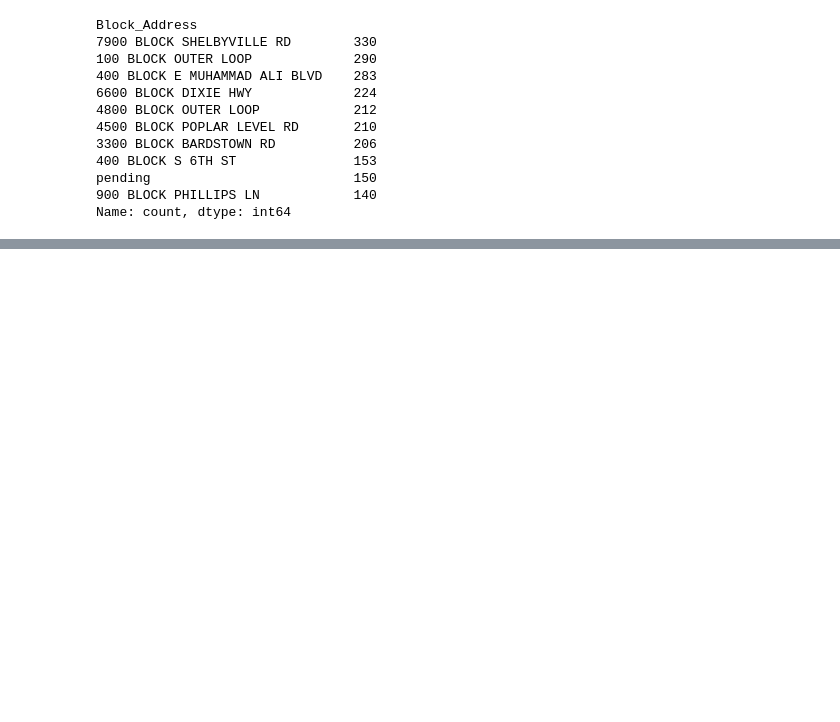
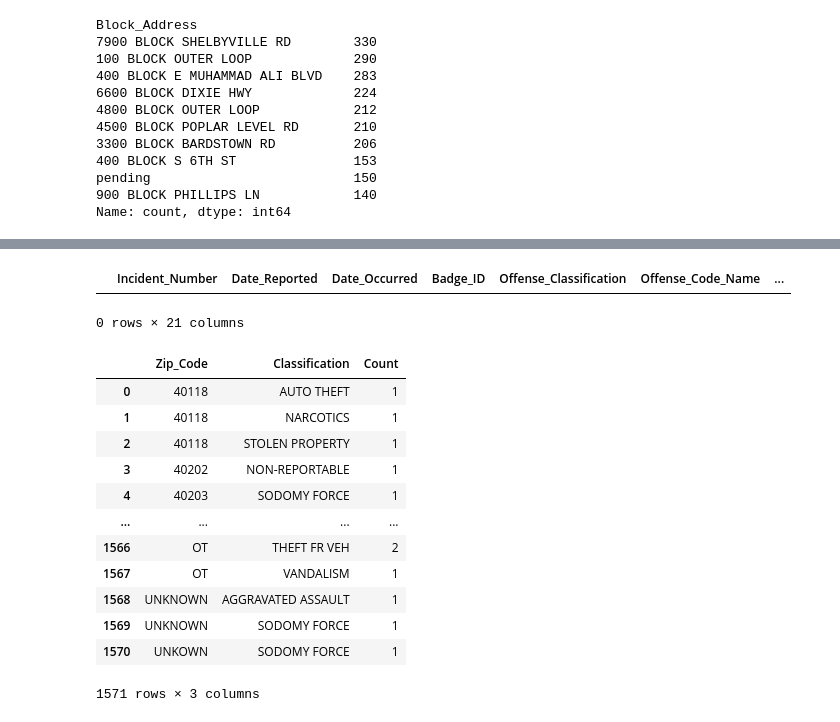
Before and after one commit to Uhuegbu23/crime_unemployment_data, a Jupyter notebook: notebooks/louisville_crime.ipynb, the cells around one changed output, grey strips where cells are left out. Cells and saved outputs as stored; diff of their text form; code cells hidden in the pictures; blank space fills up the shorter version.

```diff
--- a/notebooks/louisville_crime.ipynb
+++ b/notebooks/louisville_crime.ipynb
@@ -311,0 +325,22 @@ Name: count, dtype: int64
+# %%
+louisville_crime_df[louisville_crime_df['Classification']==2023]
+# %% [output]
+|  | Incident_Number | Date_Reported | Date_Occurred | Badge_ID | Offense_Classification | Offense_Code_Name | ... |
+0 rows × 21 columns
+# %%
+crime_counts_by_zip = louisville_crime_df.groupby(['Zip_Code', 'Classification']).size().reset_index(name='Count')
+crime_counts_by_zip
+# %% [output]
+|  | Zip_Code | Classification | Count |
+| 0 | 40118 | AUTO THEFT | 1 |
+| 1 | 40118 | NARCOTICS | 1 |
+| 2 | 40118 | STOLEN PROPERTY | 1 |
+| 3 | 40202 | NON-REPORTABLE | 1 |
+| 4 | 40203 | SODOMY FORCE | 1 |
+| ... | ... | ... | ... |
+| 1566 | OT | THEFT FR VEH | 2 |
+| 1567 | OT | VANDALISM | 1 |
+| 1568 | UNKNOWN | AGGRAVATED ASSAULT | 1 |
+| 1569 | UNKNOWN | SODOMY FORCE | 1 |
+| 1570 | UNKOWN | SODOMY FORCE | 1 |
+1571 rows × 3 columns
```
Also changed, not shown: parts of 10 cells of this notebook.
